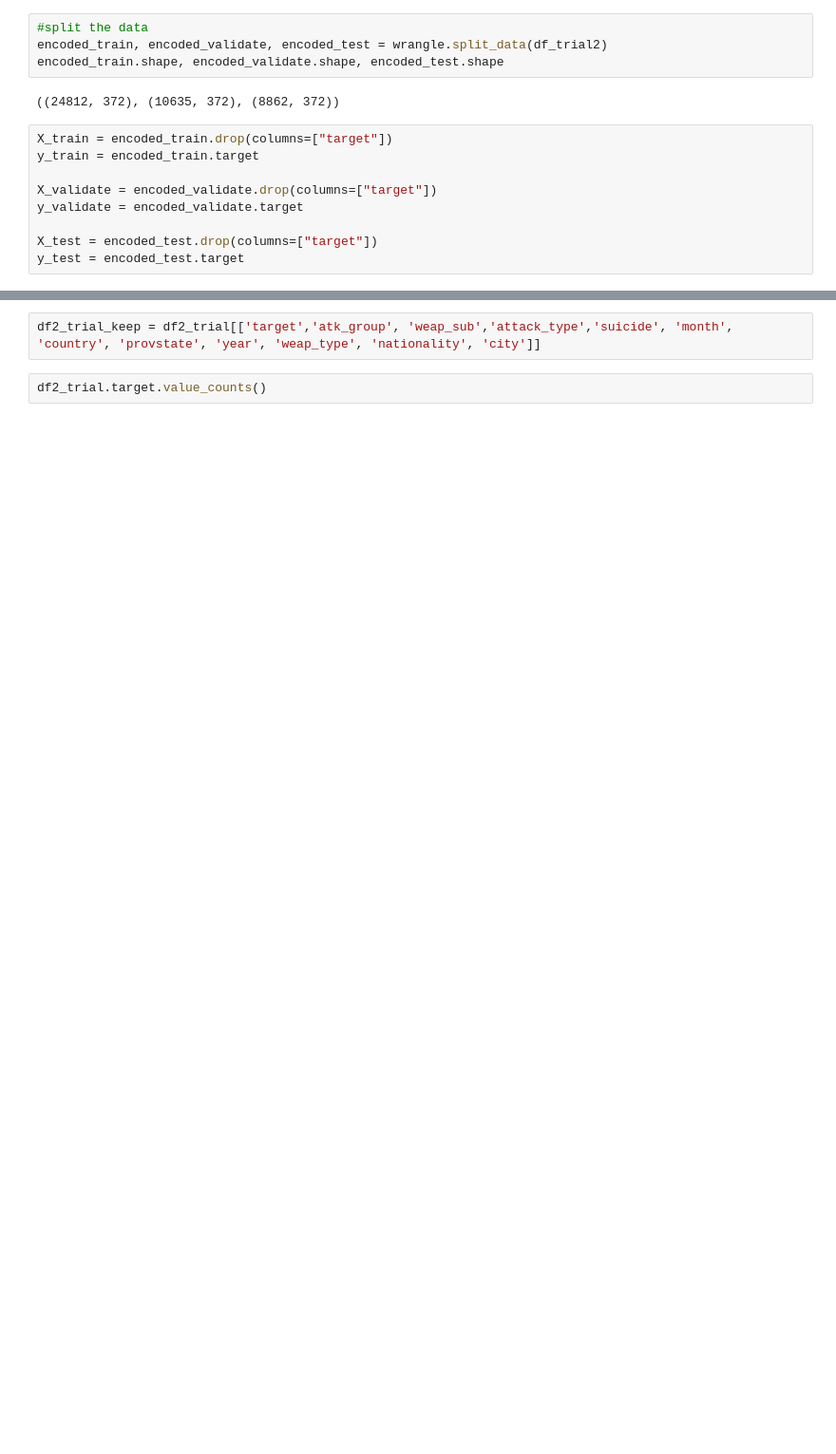
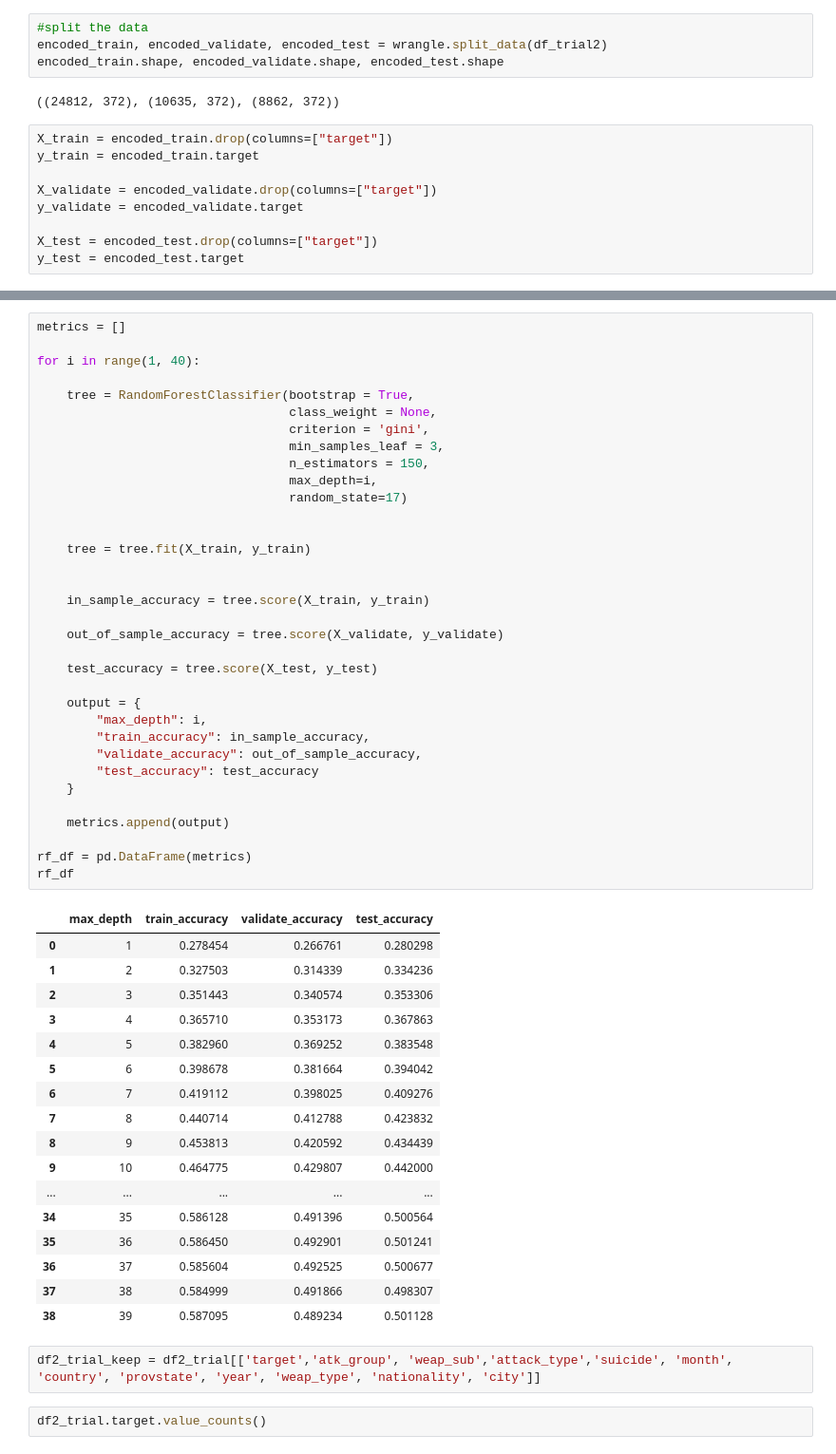
Before and after one commit to Predicting-Terrorism/predicting-terrorism, a Jupyter notebook: cody/modeling_notebook .ipynb, the cells around one changed output, grey strips where cells are left out. Shown at 95% size. Drawn from its saved outputs; the diff is of its cells as text; blank space fills up the shorter version.

```diff
--- a/cody/modeling_notebook .ipynb
+++ b/cody/modeling_notebook .ipynb
@@ -499,3 +460,55 @@ df.T
+# %%
+metrics = []
+
+for i in range(1, 40):
+
+    tree = RandomForestClassifier(bootstrap = True,
+                                  class_weight = None,
+                                  criterion = 'gini',
+                                  min_samples_leaf = 3,
+                                  n_estimators = 150,
+                                  max_depth=i,
+                                  random_state=17)
+
+
+    tree = tree.fit(X_train, y_train)
+
+
+    in_sample_accuracy = tree.score(X_train, y_train)
+
+    out_of_sample_accuracy = tree.score(X_validate, y_validate)
+
+    test_accuracy = tree.score(X_test, y_test)
+
+    output = {
+        "max_depth": i,
+        "train_accuracy": in_sample_accuracy,
+        "validate_accuracy": out_of_sample_accuracy,
+        "test_accuracy": test_accuracy
+    }
+
+    metrics.append(output)
+
+rf_df = pd.DataFrame(metrics)
+rf_df
+# %% [output]
+|  | max_depth | train_accuracy | validate_accuracy | test_accuracy |
+| 0 | 1 | 0.278454 | 0.266761 | 0.280298 |
+| 1 | 2 | 0.327503 | 0.314339 | 0.334236 |
+| 2 | 3 | 0.351443 | 0.340574 | 0.353306 |
+| 3 | 4 | 0.365710 | 0.353173 | 0.367863 |
+| 4 | 5 | 0.382960 | 0.369252 | 0.383548 |
+| 5 | 6 | 0.398678 | 0.381664 | 0.394042 |
+| 6 | 7 | 0.419112 | 0.398025 | 0.409276 |
+| 7 | 8 | 0.440714 | 0.412788 | 0.423832 |
+| 8 | 9 | 0.453813 | 0.420592 | 0.434439 |
+| 9 | 10 | 0.464775 | 0.429807 | 0.442000 |
+| ... | ... | ... | ... | ... |
+| 34 | 35 | 0.586128 | 0.491396 | 0.500564 |
+| 35 | 36 | 0.586450 | 0.492901 | 0.501241 |
+| 36 | 37 | 0.585604 | 0.492525 | 0.500677 |
+| 37 | 38 | 0.584999 | 0.491866 | 0.498307 |
+| 38 | 39 | 0.587095 | 0.489234 | 0.501128 |
 # %%
 df2_trial_keep = df2_trial[['target','atk_group', 'weap_sub','attack_type','suicide', 'month', 'country', 'provstate', 'year', 'weap_type', 'nationality', 'city']]
 # %%
```
Also changed, not shown: parts of 21 cells of this notebook, 3 other files.
